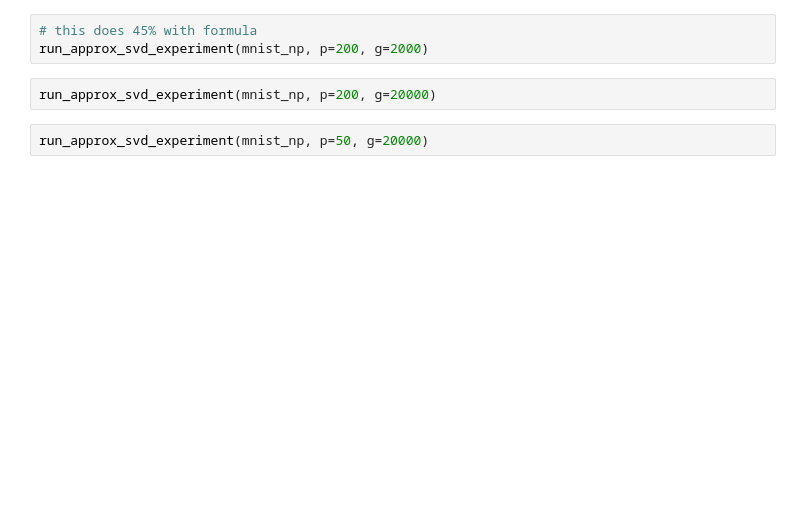
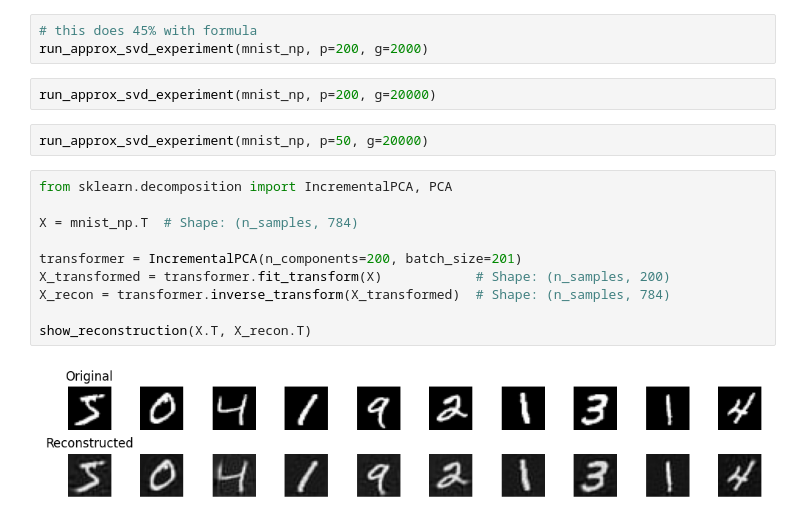
Before and after one commit to serafimalex/online-pca, a Jupyter notebook: mnist_experiment.ipynb, the cells around one changed output. Saved outputs shown, nothing was run; the diff lists cells and outputs as text; blank space fills up the shorter version.

```diff
--- a/mnist_experiment.ipynb
+++ b/mnist_experiment.ipynb
@@ -76,3 +107,15 @@ run_approx_svd_experiment(mnist_np, p=200, g=2000)
 run_approx_svd_experiment(mnist_np, p=200, g=20000)
 # %%
 run_approx_svd_experiment(mnist_np, p=50, g=20000)
+# %%
+from sklearn.decomposition import IncrementalPCA, PCA
+
+X = mnist_np.T  # Shape: (n_samples, 784)
+
+transformer = IncrementalPCA(n_components=200, batch_size=201)
+X_transformed = transformer.fit_transform(X)            # Shape: (n_samples, 200)
+X_recon = transformer.inverse_transform(X_transformed)  # Shape: (n_samples, 784)
+
+show_reconstruction(X.T, X_recon.T)
+# %% [output]
+[figure, added]
```
Also changed, not shown: parts of 6 cells of this notebook, 2 other files.
